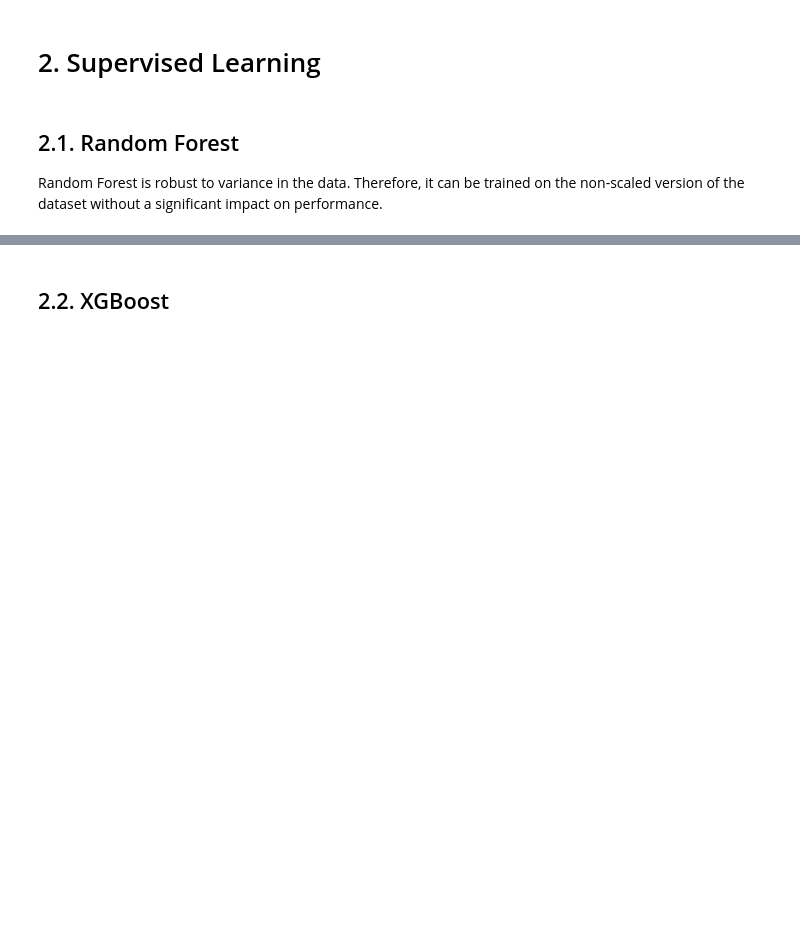
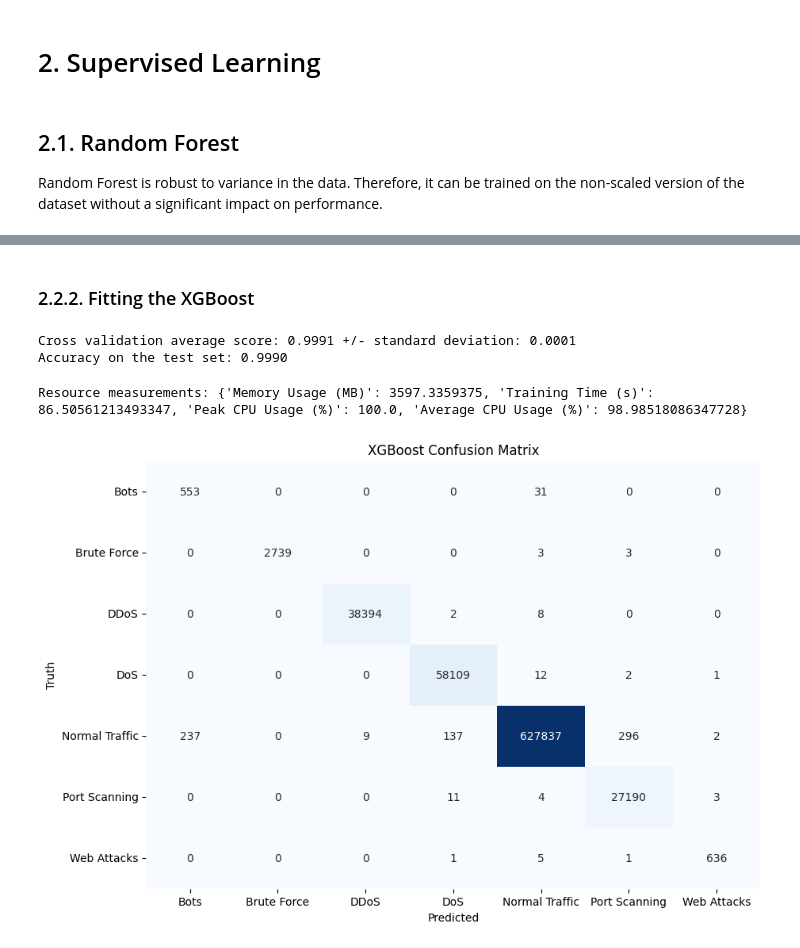
Before and after one commit to anacletu/ml-intrusion-detection-cicids2017, a Jupyter notebook: cicids2017-machine-learning-models-comparison.ipynb, the cells around one changed output, grey strips where cells are left out. Drawn from its saved outputs; the diff is of its cells as text; code cells hidden in the pictures; blank space fills up the shorter version.

```diff
--- a/cicids2017-machine-learning-models-comparison.ipynb
+++ b/cicids2017-machine-learning-models-comparison.ipynb
@@ -180,0 +631,7 @@ Additionally, although additional steps, such as incorporating class weights, co
+# %%
+# Best parameters found by RandomizedSearchCV
+print(f'Best Parameters for XGBoost: {random_search_xgb.best_params_}')
+print(f"Best Cross-Validation Score: {random_search_xgb.best_score_}")
+print(f"Cross-Validation from Standard: {cv_sc_xgb}")
+
+best_params_xgb = random_search_xgb.best_params_ if random_search_xgb.best_score_ > cv_sc_xgb else None
@@ -181,2 +656,40 @@ Additionally, although additional steps, such as incorporating class weights, co
 # %% [markdown]
-## 2.2. XGBoost
+### 2.2.2. Fitting the XGBoost
+# %%
+# Fitting the model
+cv_scores_xgb, measurement_xgb, xgb_model = apply_xgboost(X_train_resampled, y_train_resampled_mapped, best_params=best_params_xgb)
+
+# Making predictions
+y_pred_xgb = xgb_model.predict(X_test)
+# %%
+# Evaluating the model performance on the cross validation set vs accuracy on the test set
+cv_scores_mean_xgb = np.mean(cv_scores_xgb)
+print(f'Cross validation average score: {cv_scores_mean_xgb:.4f} +/- standard deviation: {np.std(cv_scores_xgb):.4f}')
+
+accuracy_xgb = accuracy_score(y_test_mapped, y_pred_xgb)
+print(f'Accuracy on the test set: {accuracy_xgb:.4f}')
+# %% [output]
+Cross validation average score: 0.9991 +/- standard deviation: 0.0001
+Accuracy on the test set: 0.9990
+# %%
+# Checking computational cost
+print("Resource measurements:", measurement_xgb)
+# %% [output]
+Resource measurements: {'Memory Usage (MB)': 3597.3359375, 'Training Time (s)': 86.50561213493347, 'Peak CPU Usage (%)': 100.0, 'Average CPU Usage (%)': 98.98518086347728}
+# %%
+# Remapping the labels for visualization
+reverse_label_mapping = {v: k for k, v in label_mapping.items()}
+predicted_labels = [reverse_label_mapping[pred] for pred in y_pred_xgb]
+actual_labels = sorted([reverse_label_mapping[label] for label in xgb_model.classes_])
+
+# Confusion matrix
+cm_xgb = confusion_matrix(y_test, predicted_labels)
+
+plt.figure(figsize=(10, 7))
+sns.heatmap(cm_xgb, annot=True, fmt='d', xticklabels=actual_labels, yticklabels=actual_labels, cmap='Blues', cbar=False)
+plt.xlabel('Predicted')
+plt.ylabel('Truth')
+plt.title('XGBoost Confusion Matrix')
+plt.show()
+# %% [output]
+[figure, added]
```
Also changed, not shown: parts of 62 cells of this notebook.
